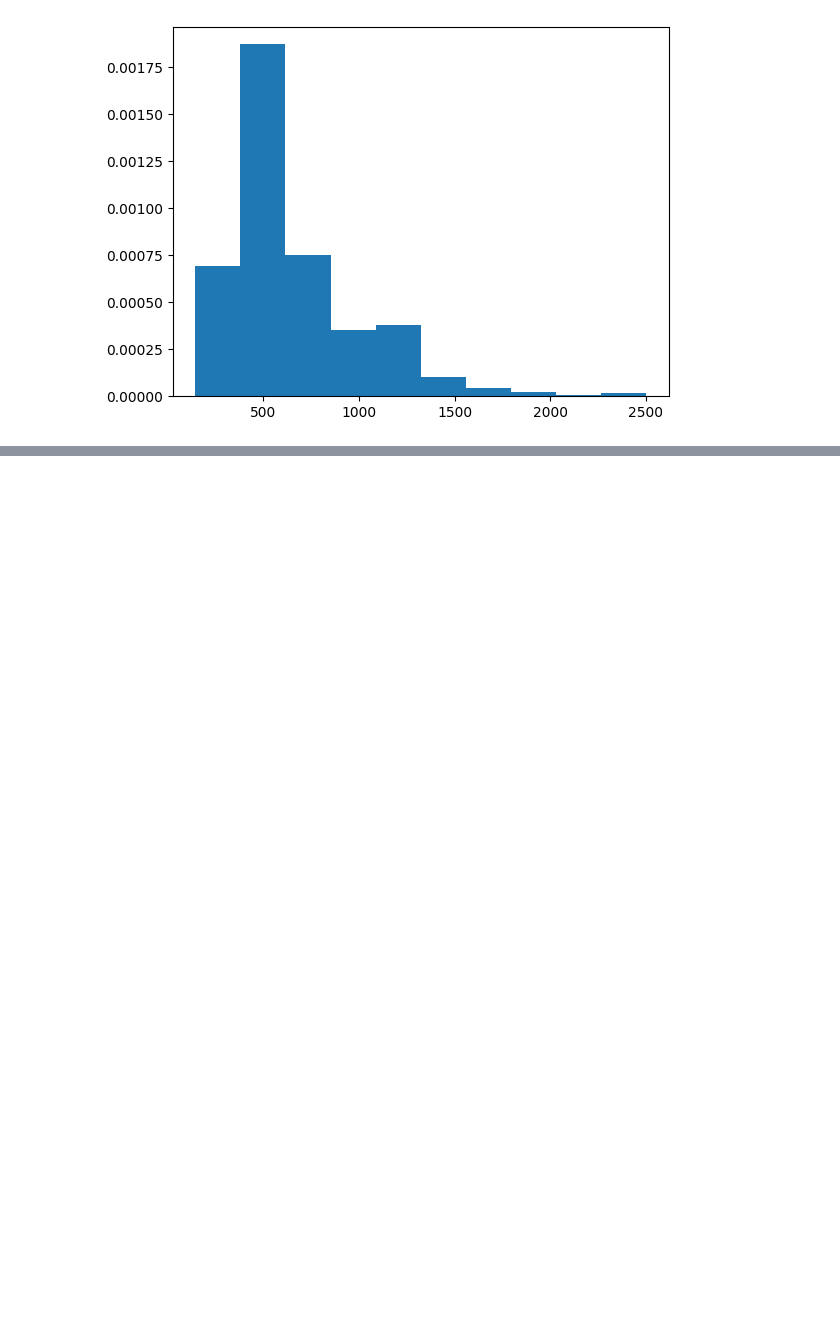
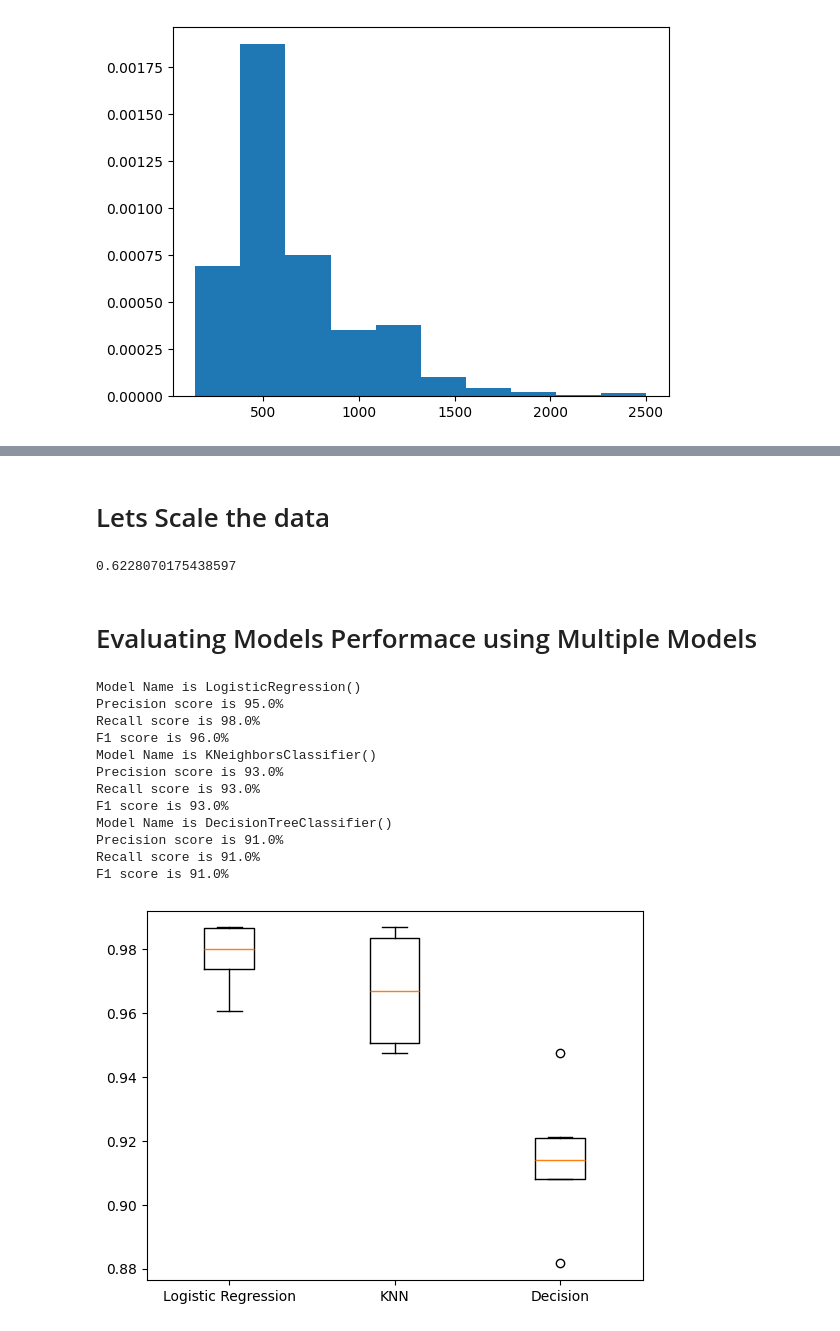
Before and after one commit to Ihaxxxx/Machine-Learning, a Jupyter notebook: Sickit Learn/Course End Projects/Breast Cancer/index.ipynb, the cells around one changed output, grey strips where cells are left out. Drawn from its saved outputs; the diff is of its cells as text; code cells hidden in the pictures; blank space fills up the shorter version.

```diff
--- a/Sickit Learn/Course End Projects/Breast Cancer/index.ipynb
+++ b/Sickit Learn/Course End Projects/Breast Cancer/index.ipynb
@@ -146,0 +210,49 @@ plt.hist(breat_cancer['area_mean'],density=True,histtype='barstacked')
+# %% [markdown]
+# Lets Scale the data
+# %%
+X_train , X_test , y_train , y_test = train_test_split(feature,target,test_size=0.2,random_state=42)
+scaler = StandardScaler()
+X_trained_scaled = scaler.fit_transform(X_train)
+X_test_scaled = scaler.transform(X_test)
+print(knn.score(X_test_scaled,y_test))
+# %% [output]
+0.6228070175438597
+# %% [markdown]
+# Evaluating Models Performace using Multiple Models
+# %%
+models = {"Logistic Regression" : LogisticRegression(),
+          "KNN" : KNeighborsClassifier(),
+          "Decision" : DecisionTreeClassifier(),}
+        #   "Lasso" : Lasso(),
+        #   "Ridge" : Ridge()}
+
+results = []
+
+for model in models.values() :
+    kf = KFold(n_splits=6,random_state=42,shuffle=True)
+    cv_results = cross_val_score(model,X_trained_scaled,y_train,cv=kf)
+    results.append(cv_results)
+    model.fit(X_trained_scaled,y_train)
+    y_pred = model.predict(X_test_scaled)
+    print(f"Model Name is {model}")
+    # print(f"Accuracy score is {round(accuracy_score(y_pred,y_test),2)*100}%")
+    print(f"Precision score is {round(precision_score(y_pred,y_test),2)*100}%")
+    print(f"Recall score is {round(recall_score(y_pred,y_test),2)*100}%")
+    print(f"F1 score is {round(f1_score(y_pred,y_test),2)*100}%")
+
+plt.boxplot(results,labels=models.keys())
+plt.show()
+# %% [output]
+Model Name is LogisticRegression()
+Precision score is 95.0%
+Recall score is 98.0%
+F1 score is 96.0%
+Model Name is KNeighborsClassifier()
+Precision score is 93.0%
+Recall score is 93.0%
+F1 score is 93.0%
+Model Name is DecisionTreeClassifier()
+Precision score is 91.0%
+Recall score is 91.0%
+F1 score is 91.0%
+[figure, added]
```
Also changed, not shown: parts of 14 cells of this notebook, 6 other files.
